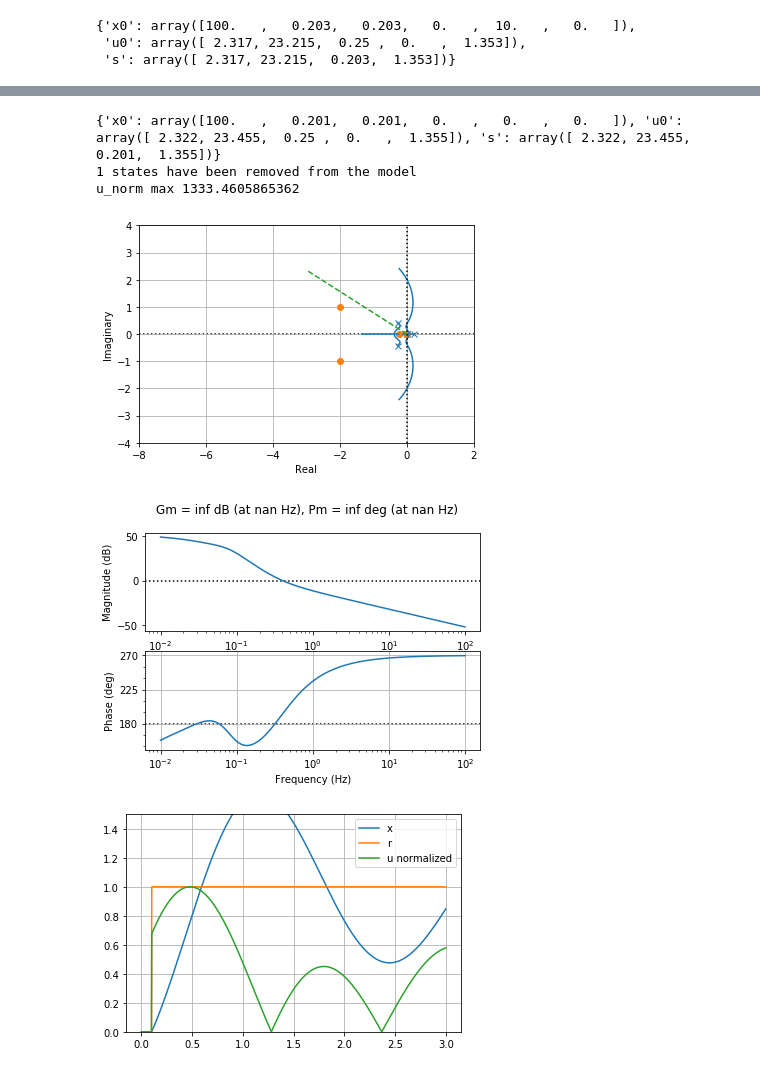
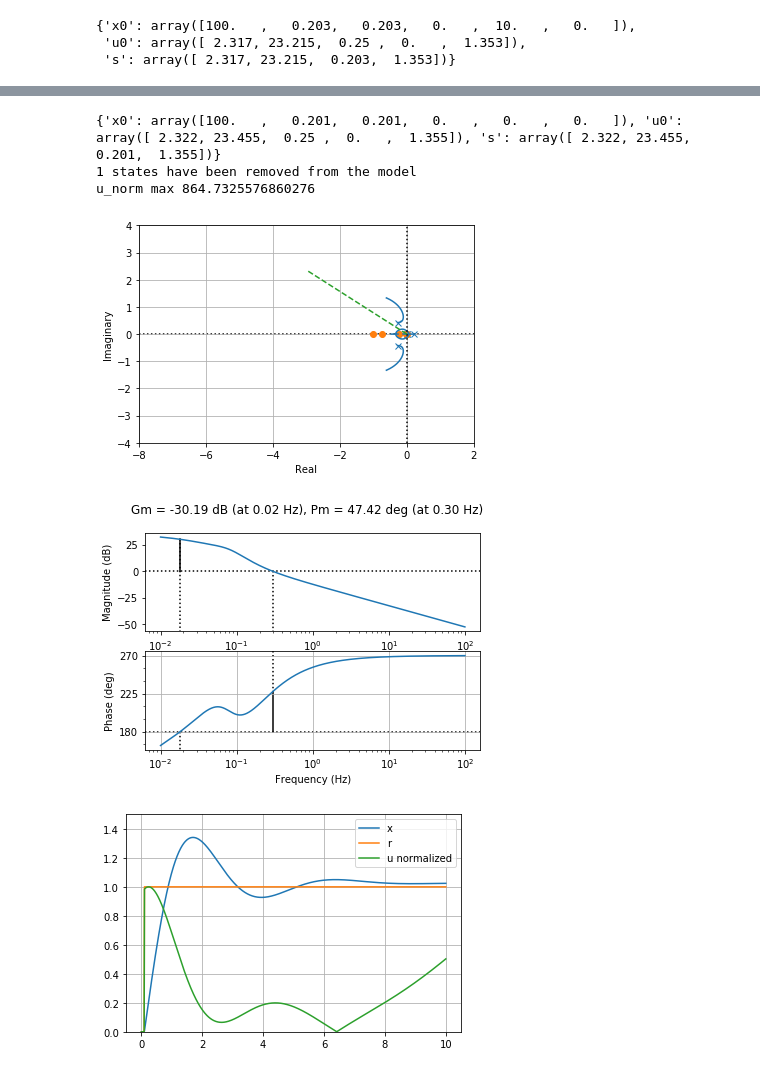
Before and after one commit to jgoppert/aae497-f19, a Jupyter notebook: homework/Sam Hazel HW3.ipynb, the cells around one changed output, grey strips where cells are left out. Saved outputs shown, nothing was run; the diff lists cells and outputs as text; code cells hidden in the pictures.

```diff
--- a/homework/Sam Hazel HW3.ipynb
+++ b/homework/Sam Hazel HW3.ipynb
@@ -234,9 +234,11 @@ u_norm max 853.5644426515979
+# %%
+pitch_rate_control_design(100, -850*((s + 0.75)*(s + 1)/s**2), [-8, 2], [-4, 4]) # v, H, xlim, ylim
+# %% [output]
+{'x0': array([100.   ,   0.201,   0.201,   0.   ,   0.   ,   0.   ]), 'u0': array([ 2.322, 23.455,  0.25 ,  0.   ,  1.355]), 's': array([ 2.322, 23.455,  0.201,  1.355])}
+1 states have been removed from the model
+u_norm max 864.7325576860276
+[figure, added]
+[figure, added]
+[figure, added]
 # %%
-pitch_rate_control_design(100, -900*((s + 2 + 1j)*(s + 2 - 1j)/s**2), [-8, 2], [-4, 4]) # v, H, xlim, ylim
+#(100, -900*((s + 2 + 1j)*(s + 2 - 1j)/s**2), [-8, 2], [-4, 4]) # v, H, xlim, ylim
-# %% [output]
-{'x0': array([100.   ,   0.201,   0.201,   0.   ,   0.   ,   0.   ]), 'u0': array([ 2.322, 23.455,  0.25 ,  0.   ,  1.355]), 's': array([ 2.322, 23.455,  0.201,  1.355])}
-1 states have been removed from the model
-u_norm max 1333.4605865362
-[figure, removed]
-[figure, removed]
-[figure, removed]
```
Also changed, not shown: parts of 2 cells of this notebook.
